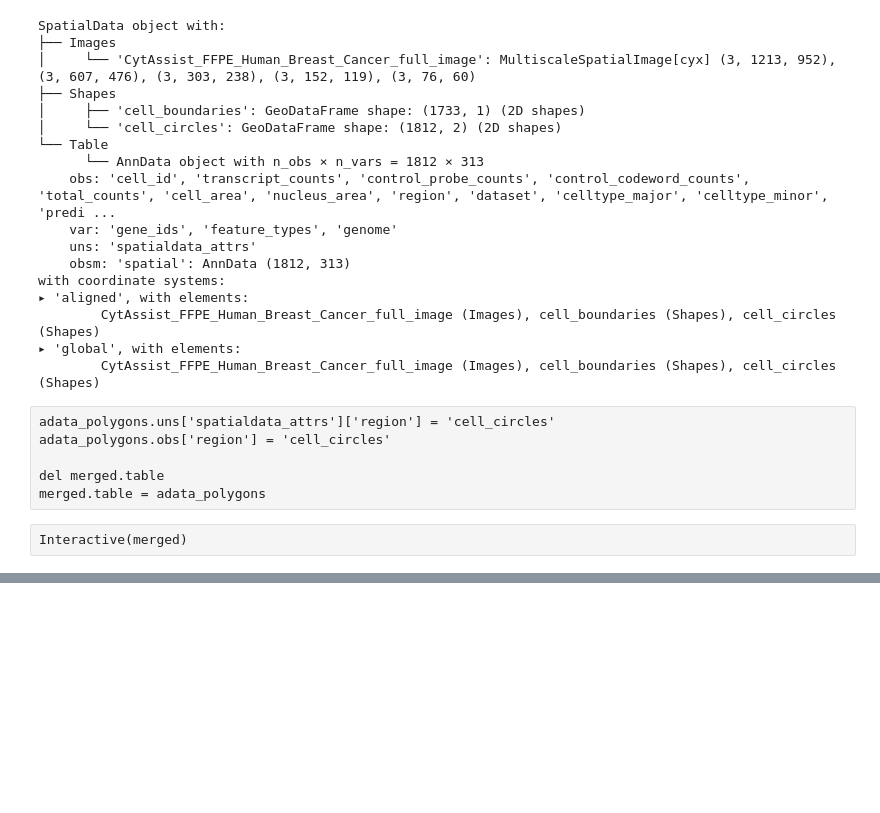
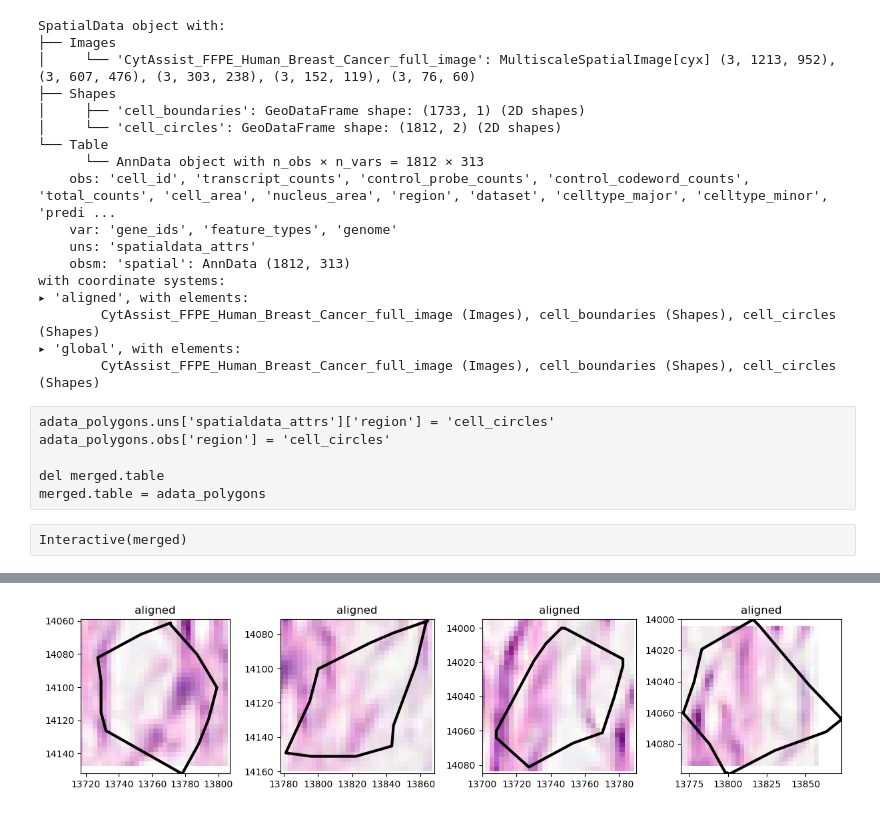
Before and after one commit to scverse/spatialdata-notebooks, a Jupyter notebook: notebooks/examples/densenet.ipynb, the cells around one changed output, grey strips where cells are left out. Saved outputs shown, nothing was run; the diff lists cells and outputs as text; code cells hidden in the pictures; blank space fills up the shorter version.

```diff
--- a/notebooks/examples/densenet.ipynb
+++ b/notebooks/examples/densenet.ipynb
@@ -535,12 +468,0 @@ with coordinate systems:
-# %%
-import matplotlib.pyplot as plt
-import spatialdata as sd
-import spatialdata_plot
-
-n = len(small_dataset)
-axes = plt.subplots(1, n, figsize=(15, 3))[1]
-for sdata_tile, i in zip(small_dataset, range(n)):
-    # BUG: we need to explicitly remove the coordinate system global if we want to combine images and shapes plots into a single subplot
-    if "global" in get_transformation(sdata_tile["cell_boundaries"], get_all=True):
-        sd.transformations.remove_transformation(sdata_tile["cell_boundaries"], "global")
-    sdata_tile.pl.render_images().pl.render_shapes(outline_width=3.0, outline=True, fill_alpha=0.0).pl.show(ax=axes[i])
@@ -548,0 +526,21 @@ for sdata_tile, i in zip(small_dataset, range(n)):
+# %%
+import matplotlib.pyplot as plt
+import spatialdata as sd
+import spatialdata_plot
+
+n = len(small_dataset)
+axes = plt.subplots(1, n, figsize=(15, 3))[1]
+for sdata_tile, i in zip(small_dataset, range(n)):
+    # BUG: we need to explicitly remove the coordinate system global if we want to combine
+    # images and shapes plots into a single subplot
+    if "global" in get_transformation(sdata_tile["cell_boundaries"], get_all=True):
+        sd.transformations.remove_transformation(sdata_tile["cell_boundaries"], "global")
+    sdata_tile.pl.render_images().pl.render_shapes(
+        outline_width=3.0,
+        outline=True,
+        fill_alpha=0.0,
+    ).pl.show(
+        ax=axes[i],
+    )
+# %% [output]
+[figure, added]
```
Also changed, not shown: parts of 16 cells of this notebook.
